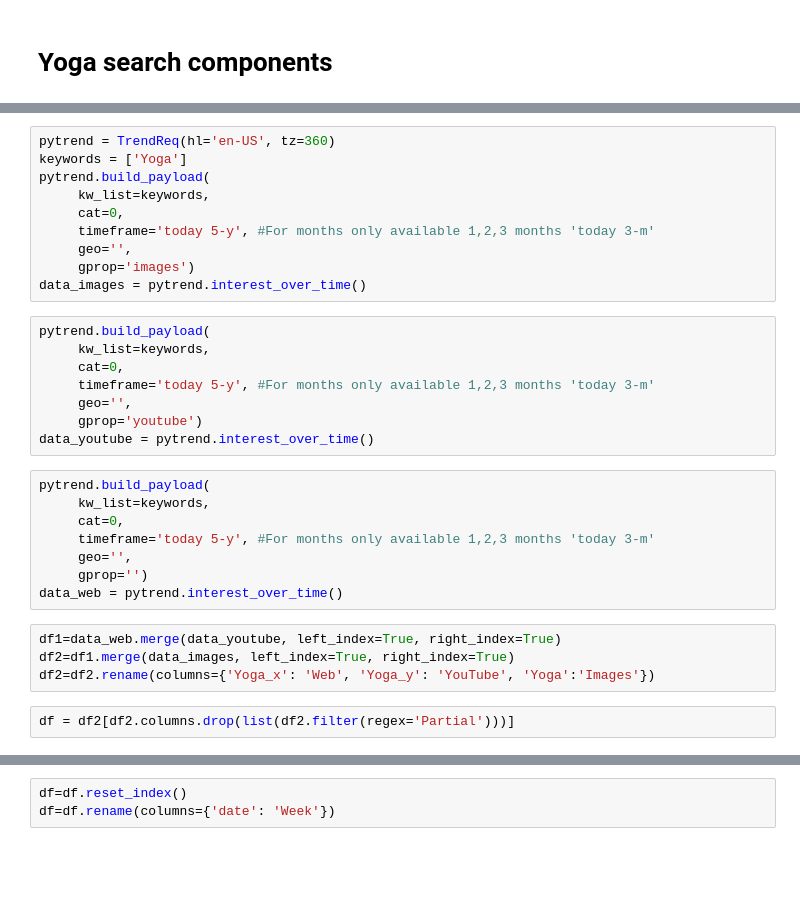
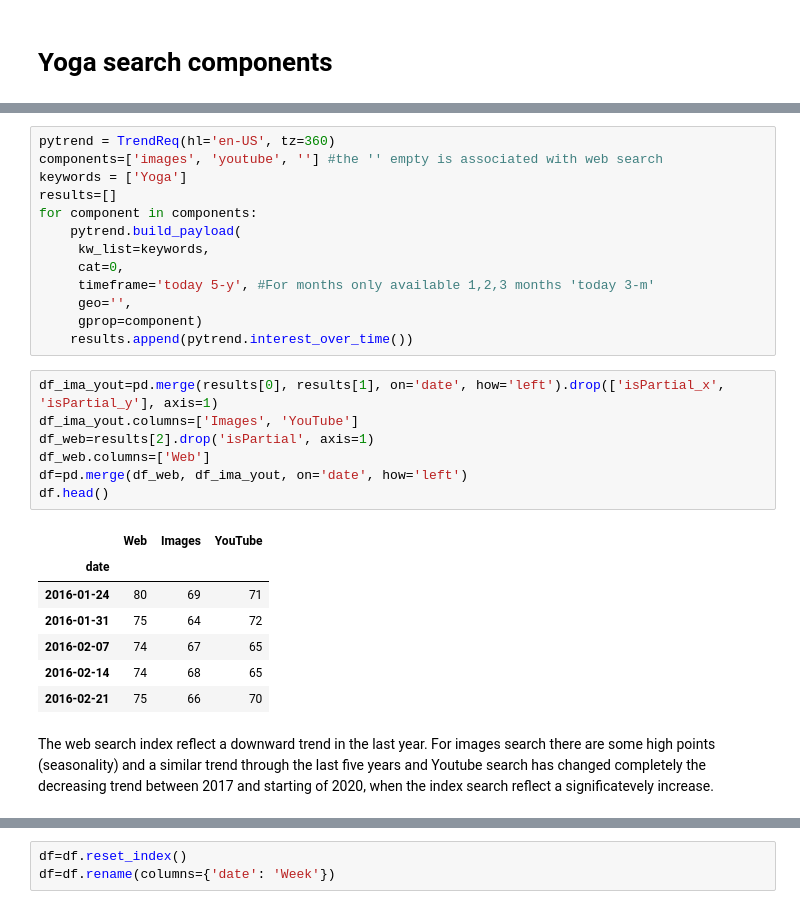
Before and after one commit to anmarphy/Yoga-Python, a Jupyter notebook: Terms of interest (Sep 1st).ipynb, the cells around one changed output, grey strips where cells are left out. Cells and saved outputs as stored; diff of their text form; blank space fills up the shorter version.

Commit message:
Enrichment of 2020 searches

```diff
--- a/Terms of interest (Sep 1st).ipynb
+++ b/Terms of interest (Sep 1st).ipynb
@@ -35,33 +41,31 @@ plt.show()
 # %%
 pytrend = TrendReq(hl='en-US', tz=360)
+components=['images', 'youtube', ''] #the '' empty is associated with web search
 keywords = ['Yoga']
-pytrend.build_payload(
+results=[]
+for component in components:
+    pytrend.build_payload(
      kw_list=keywords,
      cat=0,
      timeframe='today 5-y', #For months only available 1,2,3 months 'today 3-m'
      geo='',
-     gprop='images')
-data_images = pytrend.interest_over_time()
+     gprop=component)
+    results.append(pytrend.interest_over_time())
-# %%
-pytrend.build_payload(
-     kw_list=keywords,
-     cat=0,
-     timeframe='today 5-y', #For months only available 1,2,3 months 'today 3-m'
-     geo='',
-     gprop='youtube')
-data_youtube = pytrend.interest_over_time()
-# %%
-pytrend.build_payload(
-     kw_list=keywords,
-     cat=0,
-     timeframe='today 5-y', #For months only available 1,2,3 months 'today 3-m'
-     geo='',
-     gprop='')
-data_web = pytrend.interest_over_time()
-# %%
-df1=data_web.merge(data_youtube, left_index=True, right_index=True)
-df2=df1.merge(data_images, left_index=True, right_index=True)
-df2=df2.rename(columns={'Yoga_x': 'Web', 'Yoga_y': 'YouTube', 'Yoga':'Images'})
-# %%
-df = df2[df2.columns.drop(list(df2.filter(regex='Partial')))]
+# %%
+df_ima_yout=pd.merge(results[0], results[1], on='date', how='left').drop(['isPartial_x', 'isPartial_y'], axis=1)
+df_ima_yout.columns=['Images', 'YouTube']
+df_web=results[2].drop('isPartial', axis=1)
+df_web.columns=['Web']
+df=pd.merge(df_web, df_ima_yout, on='date', how='left')
+df.head()
+# %% [output]
+|  | Web | Images | YouTube |
+| date |  |  |  |
+| 2016-01-24 | 80 | 69 | 71 |
+| 2016-01-31 | 75 | 64 | 72 |
+| 2016-02-07 | 74 | 67 | 65 |
+| 2016-02-14 | 74 | 68 | 65 |
+| 2016-02-21 | 75 | 66 | 70 |
+# %% [markdown]
+The web search index reflect a downward trend in the last year. For images search there are some high points (seasonality) and a similar trend through the last five years and Youtube search has changed completely the decreasing trend between 2017 and starting of 2020, when the index search reflect a significatevely increase.
 # %%
```
Also changed, not shown: parts of 10 cells of this notebook.
